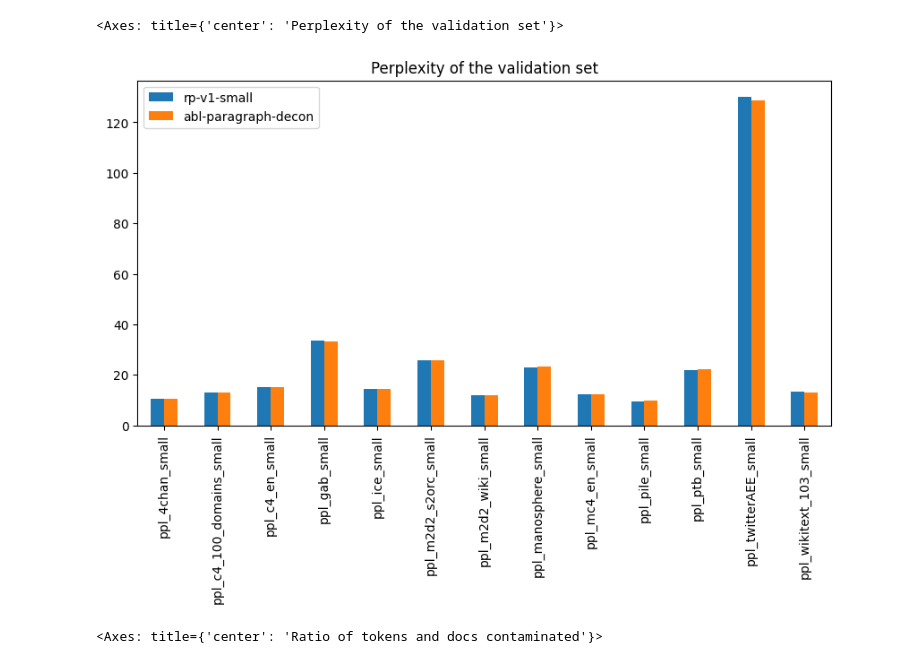
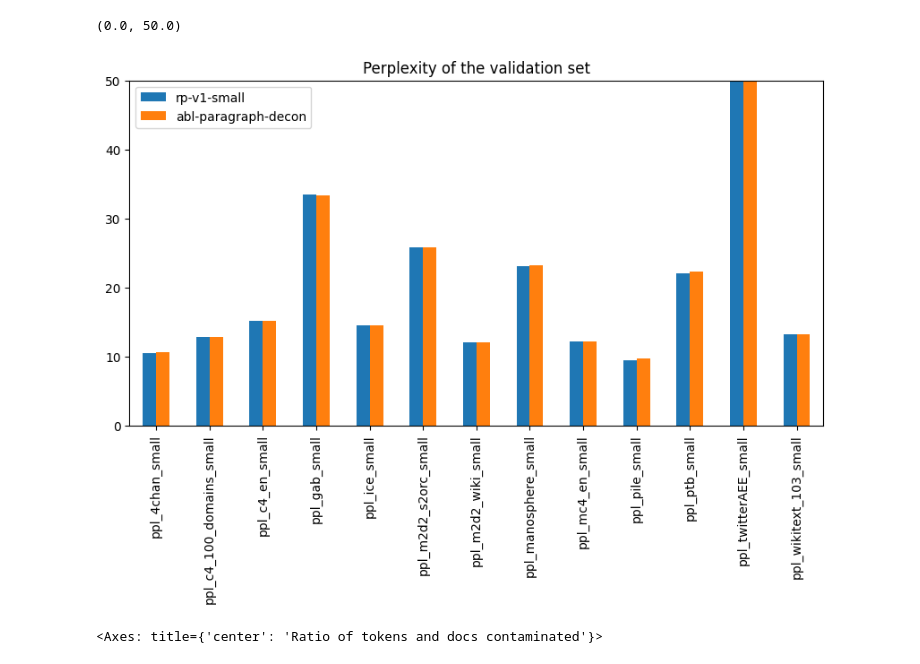
Before and after one commit to allenai/catwalk, a Jupyter notebook: scripts/visualization/ppl_contam.ipynb, the cells around one changed output. Saved outputs shown, nothing was run; the diff lists cells and outputs as text; code cells hidden in the pictures.

```diff
--- a/scripts/visualization/ppl_contam.ipynb
+++ b/scripts/visualization/ppl_contam.ipynb
@@ -19,17 +19,21 @@ predictions = {"rp-v1-small": predictions_baseline, "abl-paragraph-decon": predi
 # %%
 import pandas as pd
 
 all_eval = {
     run_name:{domain['task']:domain['metrics']['ppl_metrics']['ppl_token'] for domain in run}
     for run_name, run in predictions.items()
 }
 
 df_eval = pd.DataFrame(all_eval).T
 
 df_eval.T.plot.bar(figsize=(10, 5), title="Perplexity of the validation set")
+
+# clip the y-axis to make the differences more visible
+import matplotlib.pyplot as plt
+plt.ylim(0, 50)
 # %% [output]
-<Axes: title={'center': 'Perplexity of the validation set'}>
+(0.0, 50.0)
-[figure, old version]
+[figure, new version]
 # %%
 def tokens_contamianted(per_instance, contaminated_ids):
     num_tokens = 0
```
Also changed, not shown: parts of 1 cell of this notebook.
